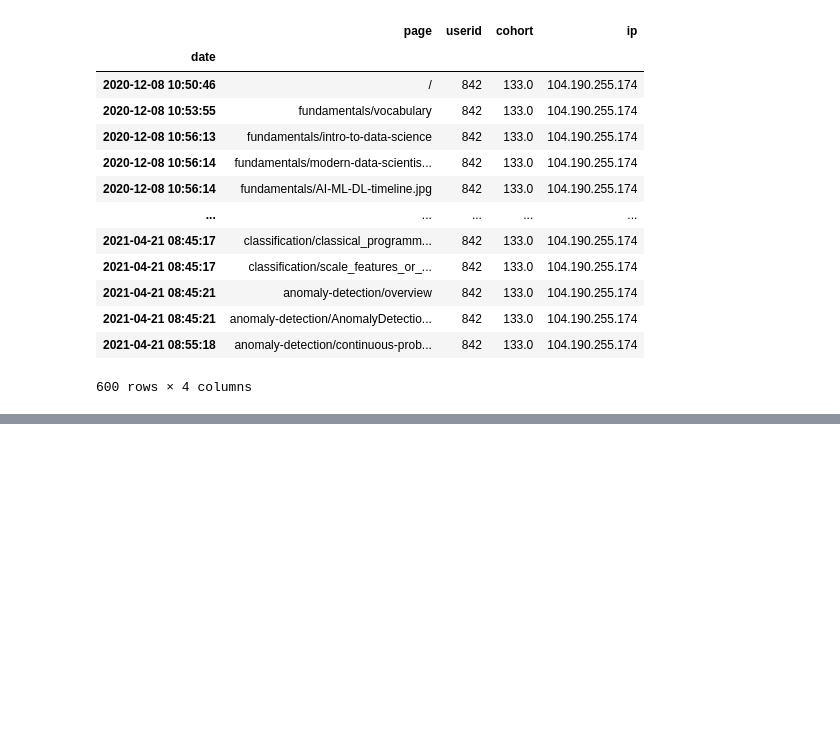
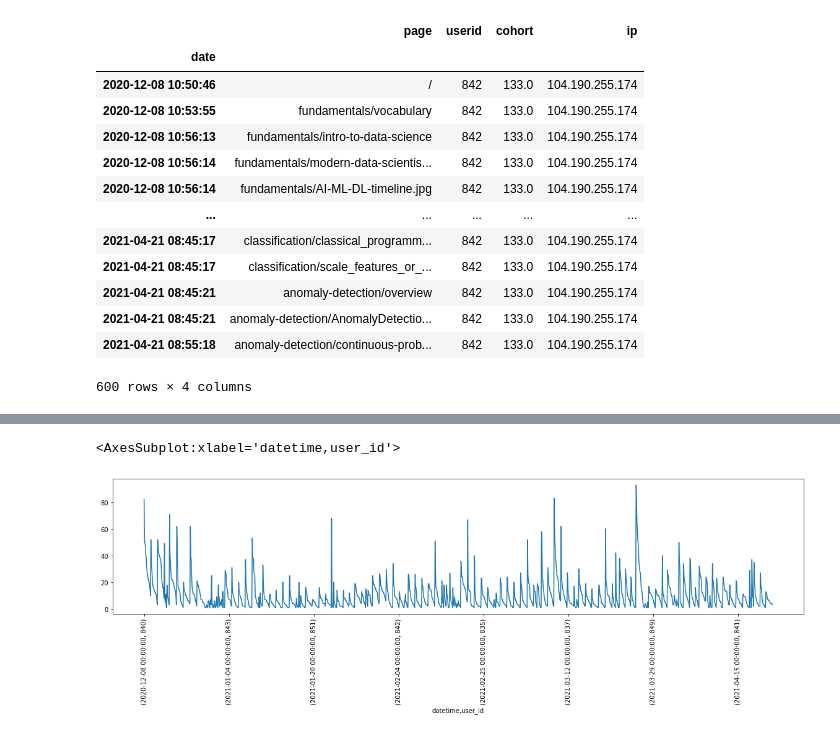
Before and after one commit to o0amandagomez0o/anomaly-detection-exercises, a Jupyter notebook: logfiles.ipynb, the cells around one changed output, grey strips where cells are left out. Drawn from its saved outputs; the diff is of its cells as text; code cells hidden in the pictures; blank space fills up the shorter version.

```diff
--- a/logfiles.ipynb
+++ b/logfiles.ipynb
@@ -215,0 +324,6 @@ df[df['ip'] == "104.190.255.174"]
+# %%
+plt.figure(figsize=(20,4))
+df[df['name'] == "Easley"].resample('D').user_id.value_counts().plot(rot=90)
+# %% [output]
+<AxesSubplot:xlabel='datetime,user_id'>
+[figure, added]
```
Also changed, not shown: parts of 29 cells of this notebook, 1 other file.
